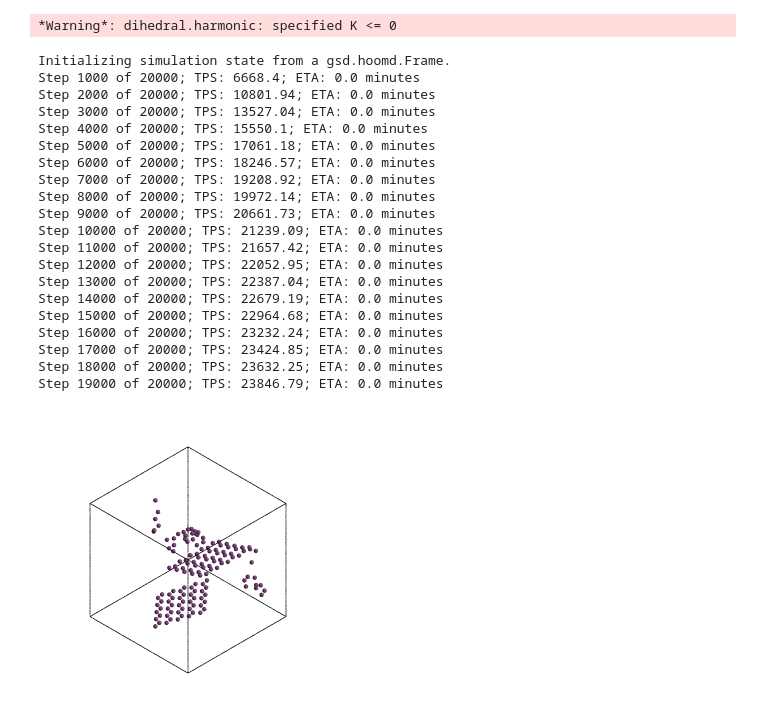
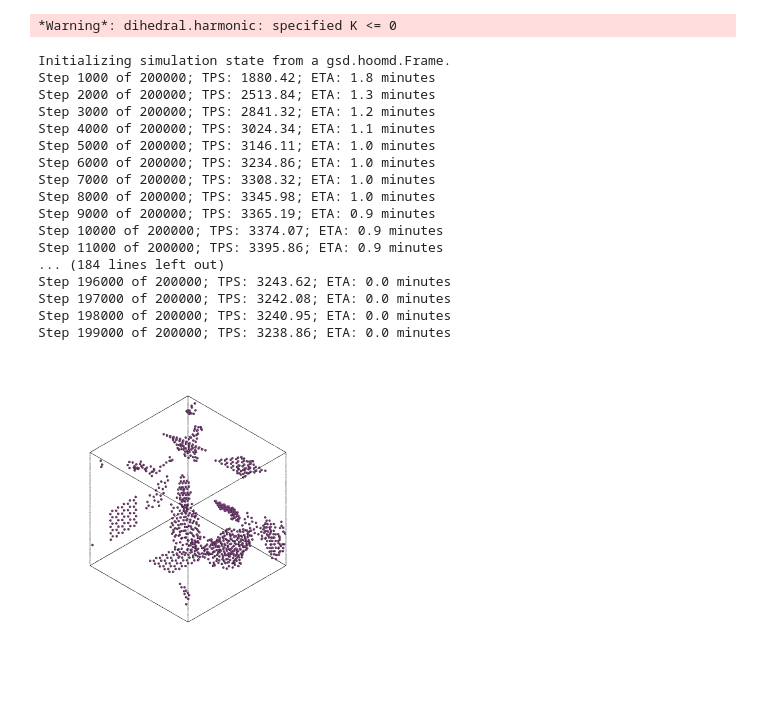
Before and after one commit to eridanirojas/mxene, a Jupyter notebook: example/ej_flakes.ipynb, the cells around one changed output. Saved outputs shown, nothing was run; the diff lists cells and outputs as text; code cells hidden in the pictures; blank space fills up the shorter version.

```diff
--- a/example/ej_flakes.ipynb
+++ b/example/ej_flakes.ipynb
@@ -7,7 +7,6 @@ import matplotlib.pyplot as plt
 import mbuild as mb
 import numpy as np
 import warnings
-
 from cmeutils.visualize import FresnelGSD
 from flowermd.base import Pack, Simulation, System, Molecule
 from flowermd.base.forcefield import BaseHOOMDForcefield
@@ -50,59 +49,58 @@ class Graphene(System):
     def _build_system(self):
         return self.all_molecules[0]
 #OK, so we want to initialize a system with some chains and some flakes
-kg_chain = LJChain(lengths=20,num_mols=2)
+kg_chain = LJChain(lengths=20,num_mols=20)
 sheet = Graphene(x_repeat=5, y_repeat=5, n_layers=1, periodicity=(False, False, False))
-system = Pack(molecules=[Molecule(compound=sheet.all_molecules[0], num_mols=2), kg_chain], density=0.1, packing_expand_factor = 6, seed=2)
+system = Pack(molecules=[Molecule(compound=sheet.all_molecules[0], num_mols=12), kg_chain], density=0.1, packing_expand_factor = 6, seed=2, overlap = 1.1)
 system.visualize()
 # %% [output]
 [interactive output not drawn]
 # %%
 # this FF is for research question
 ff = BeadSpring(
     r_cut=2.5,
     beads={
         "A": dict(epsilon=1.0, sigma=1.0),  # chains
         "F": dict(epsilon=1.0, sigma=1.0),  # flakes
     },
     bonds={
         "F-F": dict(r0=1.0, k=1000),
         "A-A": dict(r0=1.0, k=1000.0),  # increased k to avoid chain collapse
     },
     angles={
         "A-A-A": dict(t0=2* np.pi / 3., k=100.0),   # moderate stiffness for chains
         "F-F-F": dict(t0=2 * np.pi / 3., k=5000),
     },
     dihedrals={
         "A-A-A-A": dict(phi0=0.0, k=0, d=-1, n=2), #need to turn this on later, messed up with straight chains
         "F-F-F-F": dict(phi0=0.0, k=500, d=-1, n=2),
     }
 )
+gsd ="20_20ch12f_0005dt.gsd"
+log ="20_20ch12f_0005dt.txt"
 cpu = hoomd.device.CPU()
-sim = Simulation(initial_state=system.hoomd_snapshot, forcefield=ff.hoomd_forces, device=cpu, dt = 0.0005, gsd_write_freq=int(1000), log_file_name = "ej_flakes.txt")
-sim.run_NVT(n_steps=20000, kT=1, tau_kt=.1)
+sim = Simulation(initial_state=system.hoomd_snapshot, forcefield=ff.hoomd_forces, device=cpu, dt = 0.0005, gsd_write_freq=int(1000), log_file_name = log, gsd_file_name = gsd)
+sim.run_NVT(n_steps=200000, kT=1, tau_kt=.1)
 sim.flush_writers()
-sim_visualizer = FresnelGSD(gsd_file="trajectory.gsd", frame=-1, view_axis=(1, 1, 1))
+sim_visualizer = FresnelGSD(gsd_file=gsd, frame=-1, view_axis=(1, 1, 1))
 sim_visualizer.view()
 # %% [output]
 *Warning*: dihedral.harmonic: specified K <= 0
 Initializing simulation state from a gsd.hoomd.Frame.
-Step 1000 of 20000; TPS: 6668.4; ETA: 0.0 minutes
-Step 2000 of 20000; TPS: 10801.94; ETA: 0.0 minutes
-Step 3000 of 20000; TPS: 13527.04; ETA: 0.0 minutes
-Step 4000 of 20000; TPS: 15550.1; ETA: 0.0 minutes
-Step 5000 of 20000; TPS: 17061.18; ETA: 0.0 minutes
-Step 6000 of 20000; TPS: 18246.57; ETA: 0.0 minutes
-Step 7000 of 20000; TPS: 19208.92; ETA: 0.0 minutes
-Step 8000 of 20000; TPS: 19972.14; ETA: 0.0 minutes
-Step 9000 of 20000; TPS: 20661.73; ETA: 0.0 minutes
-Step 10000 of 20000; TPS: 21239.09; ETA: 0.0 minutes
-Step 11000 of 20000; TPS: 21657.42; ETA: 0.0 minutes
-Step 12000 of 20000; TPS: 22052.95; ETA: 0.0 minutes
-Step 13000 of 20000; TPS: 22387.04; ETA: 0.0 minutes
-Step 14000 of 20000; TPS: 22679.19; ETA: 0.0 minutes
-Step 15000 of 20000; TPS: 22964.68; ETA: 0.0 minutes
-Step 16000 of 20000; TPS: 23232.24; ETA: 0.0 minutes
-Step 17000 of 20000; TPS: 23424.85; ETA: 0.0 minutes
-Step 18000 of 20000; TPS: 23632.25; ETA: 0.0 minutes
-Step 19000 of 20000; TPS: 23846.79; ETA: 0.0 minutes
+Step 1000 of 200000; TPS: 1880.42; ETA: 1.8 minutes
+Step 2000 of 200000; TPS: 2513.84; ETA: 1.3 minutes
+Step 3000 of 200000; TPS: 2841.32; ETA: 1.2 minutes
+Step 4000 of 200000; TPS: 3024.34; ETA: 1.1 minutes
+Step 5000 of 200000; TPS: 3146.11; ETA: 1.0 minutes
+Step 6000 of 200000; TPS: 3234.86; ETA: 1.0 minutes
+Step 7000 of 200000; TPS: 3308.32; ETA: 1.0 minutes
+Step 8000 of 200000; TPS: 3345.98; ETA: 1.0 minutes
+Step 9000 of 200000; TPS: 3365.19; ETA: 0.9 minutes
+Step 10000 of 200000; TPS: 3374.07; ETA: 0.9 minutes
+Step 11000 of 200000; TPS: 3395.86; ETA: 0.9 minutes
+... (184 lines left out)
+Step 196000 of 200000; TPS: 3243.62; ETA: 0.0 minutes
+Step 197000 of 200000; TPS: 3242.08; ETA: 0.0 minutes
+Step 198000 of 200000; TPS: 3240.95; ETA: 0.0 minutes
+Step 199000 of 200000; TPS: 3238.86; ETA: 0.0 minutes
-[figure, old version]
+[figure, new version]
```
Also changed, not shown: parts of 1 cell of this notebook, 1 other file.
